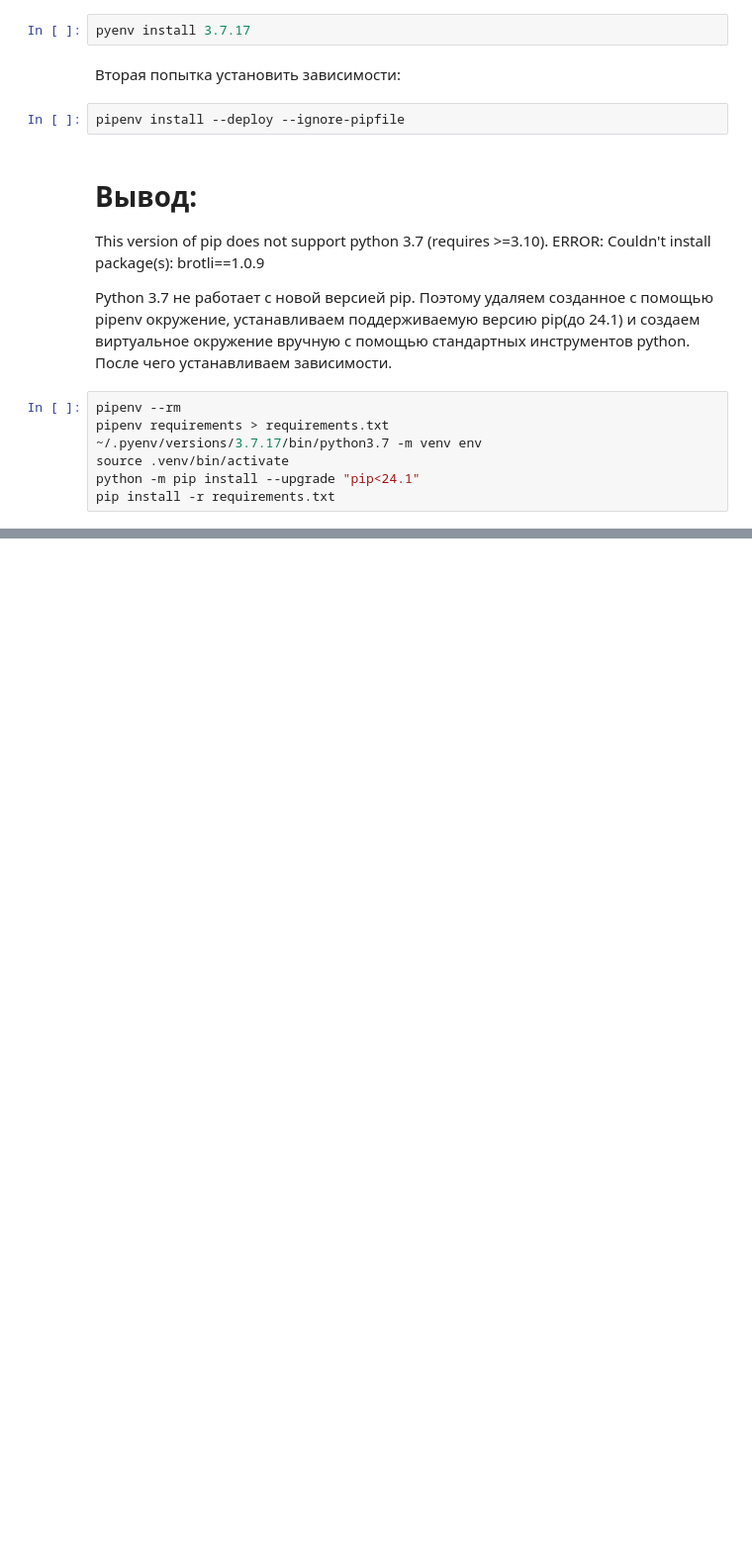
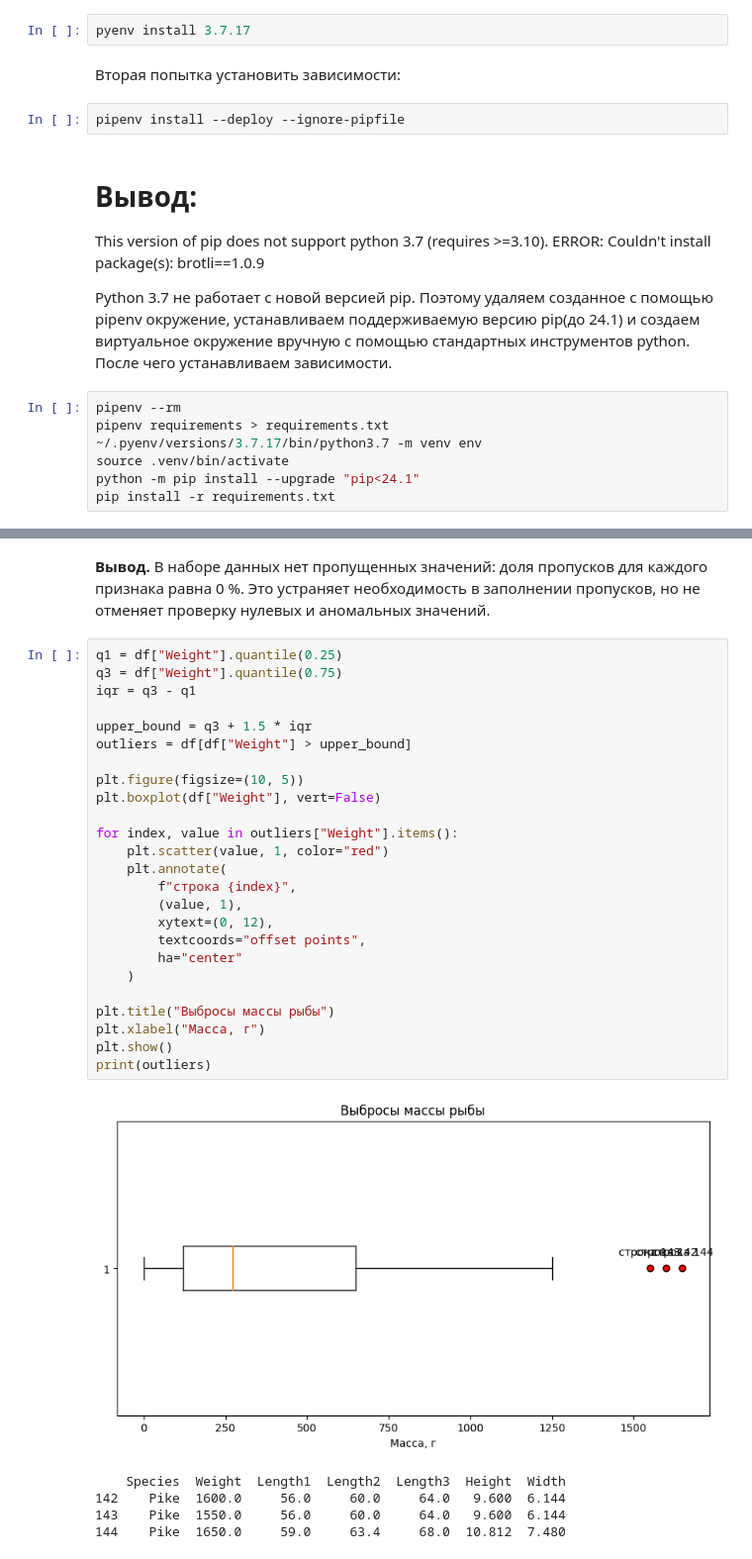
Before and after one commit to KSveselov/lab_3_ai, a Jupyter notebook: lab_1/Fish-Dimensions-Regression-Analysis/notebooks/01-eda.ipynb, the cells around one changed output, grey strips where cells are left out. Shown at 99% size. Cells and saved outputs as stored; diff of their text form; blank space fills up the shorter version.

```diff
--- a/lab_1/Fish-Dimensions-Regression-Analysis/notebooks/01-eda.ipynb
+++ b/lab_1/Fish-Dimensions-Regression-Analysis/notebooks/01-eda.ipynb
@@ -113,0 +170,33 @@ axes[0].grid(axis="y", alpha=0.3)
+# %% [markdown]
+**Вывод.** В наборе данных нет пропущенных значений: доля пропусков для каждого признака равна 0 %. Это устраняет необходимость в заполнении пропусков, но не отменяет проверку нулевых и аномальных значений.
+# %%
+q1 = df["Weight"].quantile(0.25)
+q3 = df["Weight"].quantile(0.75)
+iqr = q3 - q1
+
+upper_bound = q3 + 1.5 * iqr
+outliers = df[df["Weight"] > upper_bound]
+
+plt.figure(figsize=(10, 5))
+plt.boxplot(df["Weight"], vert=False)
+
+for index, value in outliers["Weight"].items():
+    plt.scatter(value, 1, color="red")
+    plt.annotate(
+        f"строка {index}",
+        (value, 1),
+        xytext=(0, 12),
+        textcoords="offset points",
+        ha="center"
+    )
+
+plt.title("Выбросы массы рыбы")
+plt.xlabel("Масса, г")
+plt.show()
+print(outliers)
+# %% [output]
+[figure, added]
+    Species  Weight  Length1  Length2  Length3  Height  Width
+142    Pike  1600.0     56.0     60.0     64.0   9.600  6.144
+143    Pike  1550.0     56.0     60.0     64.0   9.600  6.144
+144    Pike  1650.0     59.0     63.4     68.0  10.812  7.480
```
Also changed, not shown: parts of 11 cells of this notebook.
